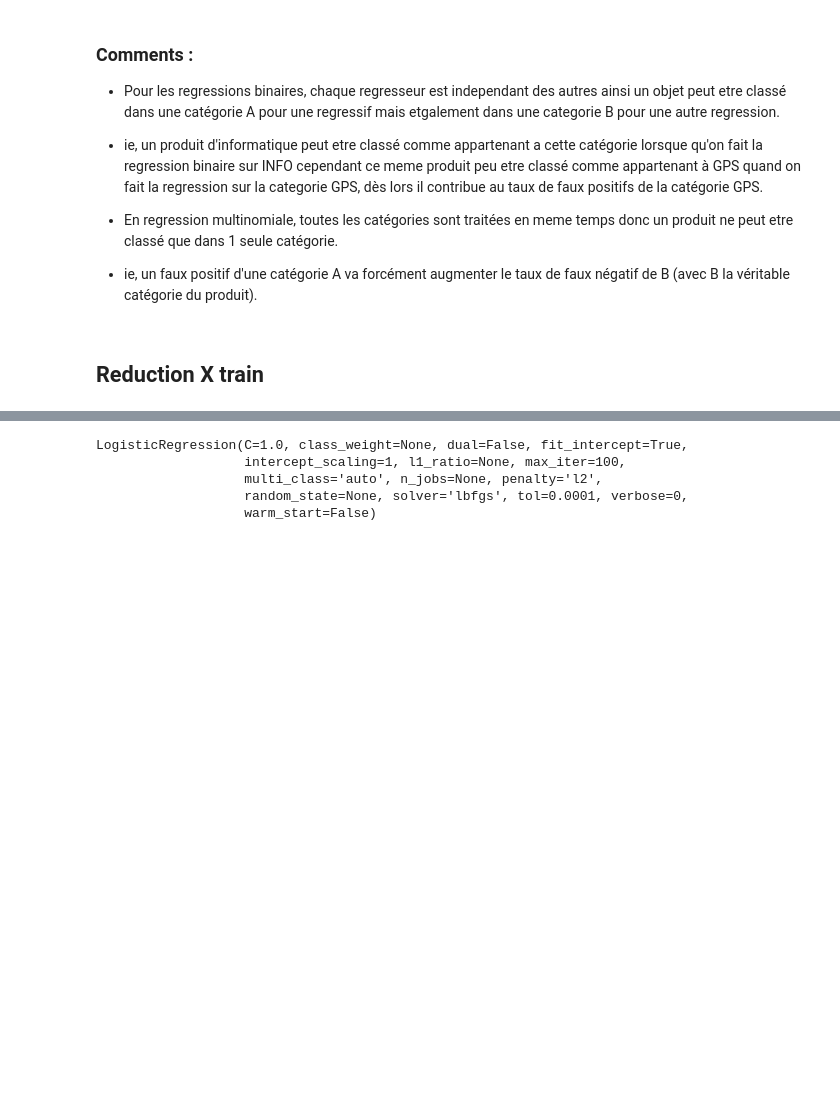
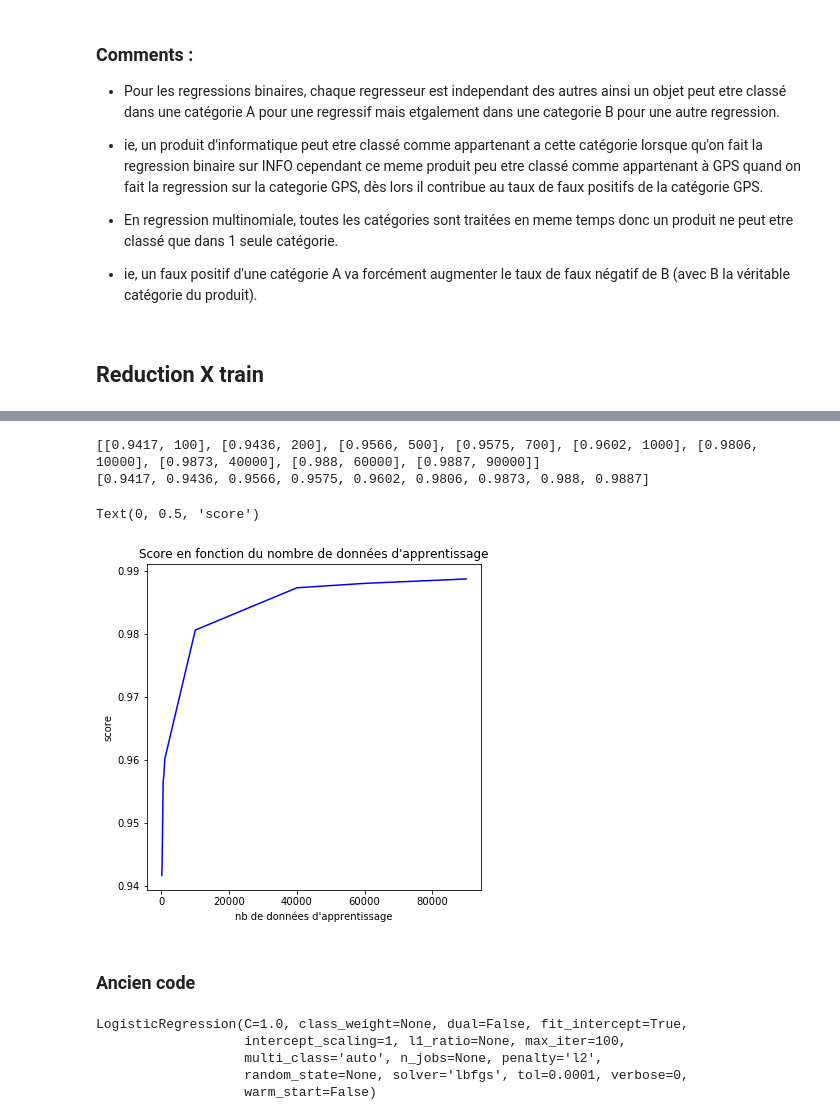
Before and after one commit to bguillouet/2020_4A_TEXTE, a Jupyter notebook: Classification.ipynb, the cells around one changed output, grey strips where cells are left out. Saved outputs shown, nothing was run; the diff lists cells and outputs as text; code cells hidden in the pictures; blank space fills up the shorter version.

```diff
--- a/Classification.ipynb
+++ b/Classification.ipynb
@@ -289,3 +289,24 @@ bar_plot_error(cat,err2)
 * ie, un faux positif d'une catégorie A va forcément augmenter le taux de faux négatif de B (avec B la véritable catégorie du produit).
 # %% [markdown]
 ## Reduction X train
+# %%
+def X_reduction(train_size, name_cat) :
+    score_list=[]
+    score_vect=[]
+    X_train, X_test, y_train, y_test = train_test_split(features, label_multi, test_size=0.1, random_state=42)
+    for i in range(len(train_size)) :
+        X_red = X_train[0:train_size[i]]
+        y_red = y_train[0:train_size[i]]
+        lr = LogisticRegression()
+        lr.fit(X_red, y_red)
+        predict=lr.predict(X_test)
+        predict_cat = predict==name_cat
+        y_test_cat = np.array(y_test)==name_cat
+        cross_tab = pd.crosstab(y_test_cat, predict_cat, rownames=["Ground True"], colnames=["Prediction"])
+        score= sum(np.diag(cross_tab))/sum(cross_tab.sum())
+        score_list.append([score,len(y_red)]) #ajout score + nb de données d'apprentissage
+        score_vect.append(score)
+    return score_list, score_vect
+# %%
+train_size = [100,200,500,700,1000,10000,40000,60000,90000]
+A,B = X_reduction(train_size,"TELEPHONIE - GPS")
@@ -292,3 +331,20 @@ bar_plot_error(cat,err2)
+# %%
+print(A)
+print(B)
+# %% [output]
+[[0.9417, 100], [0.9436, 200], [0.9566, 500], [0.9575, 700], [0.9602, 1000], [0.9806, 10000], [0.9873, 40000], [0.988, 60000], [0.9887, 90000]]
+[0.9417, 0.9436, 0.9566, 0.9575, 0.9602, 0.9806, 0.9873, 0.988, 0.9887]
+# %%
+plt.figure(figsize=(6,6))
+plt.plot(train_size,B,"b")
+plt.title("Score en fonction du nombre de données d'apprentissage")
+plt.xlabel("nb de données d'apprentissage")
+plt.ylabel("score")
+# %% [output]
+Text(0, 0.5, 'score')
+[figure, added]
+# %% [markdown]
+### Ancien code
 # %%
 #a mettre dans une fonction ! (arguments : nb et categorie)
 nb = [500,1000,10000,50000,70000]
```
Also changed, not shown: parts of 1 cell of this notebook.
